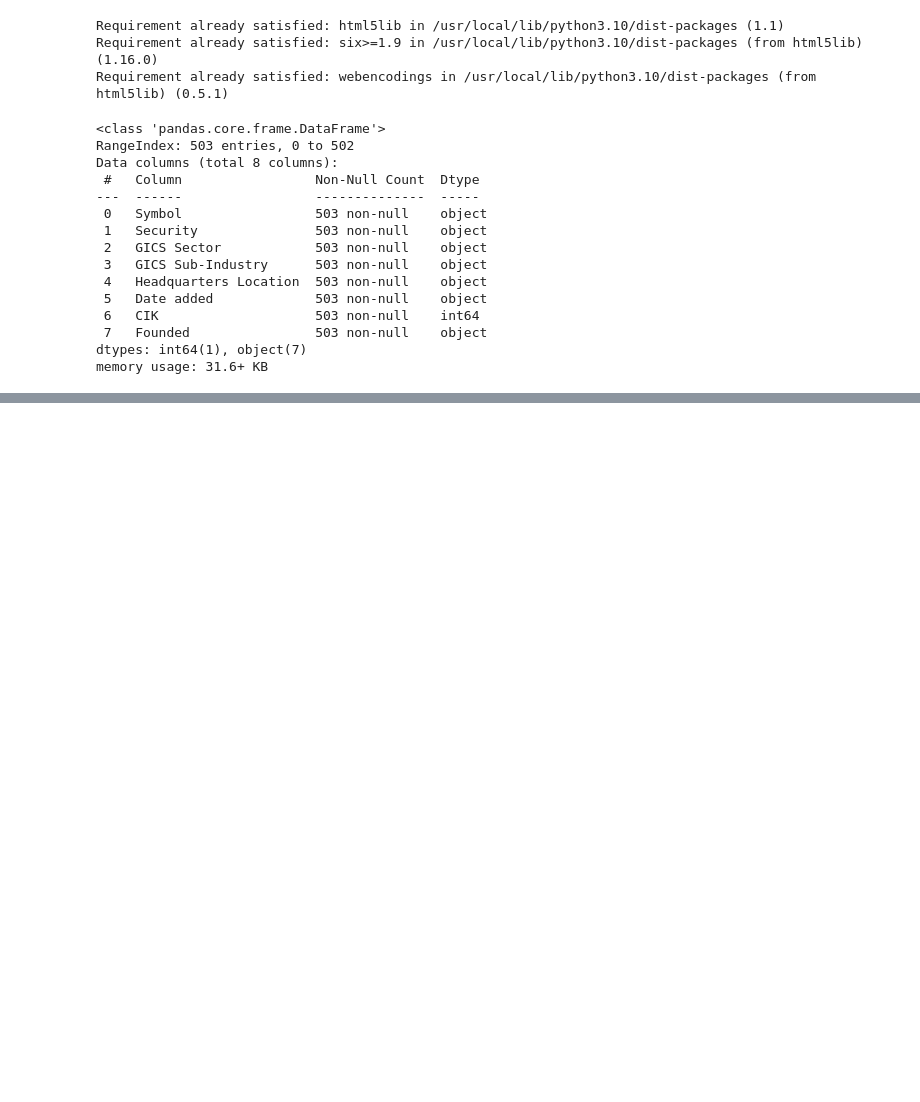
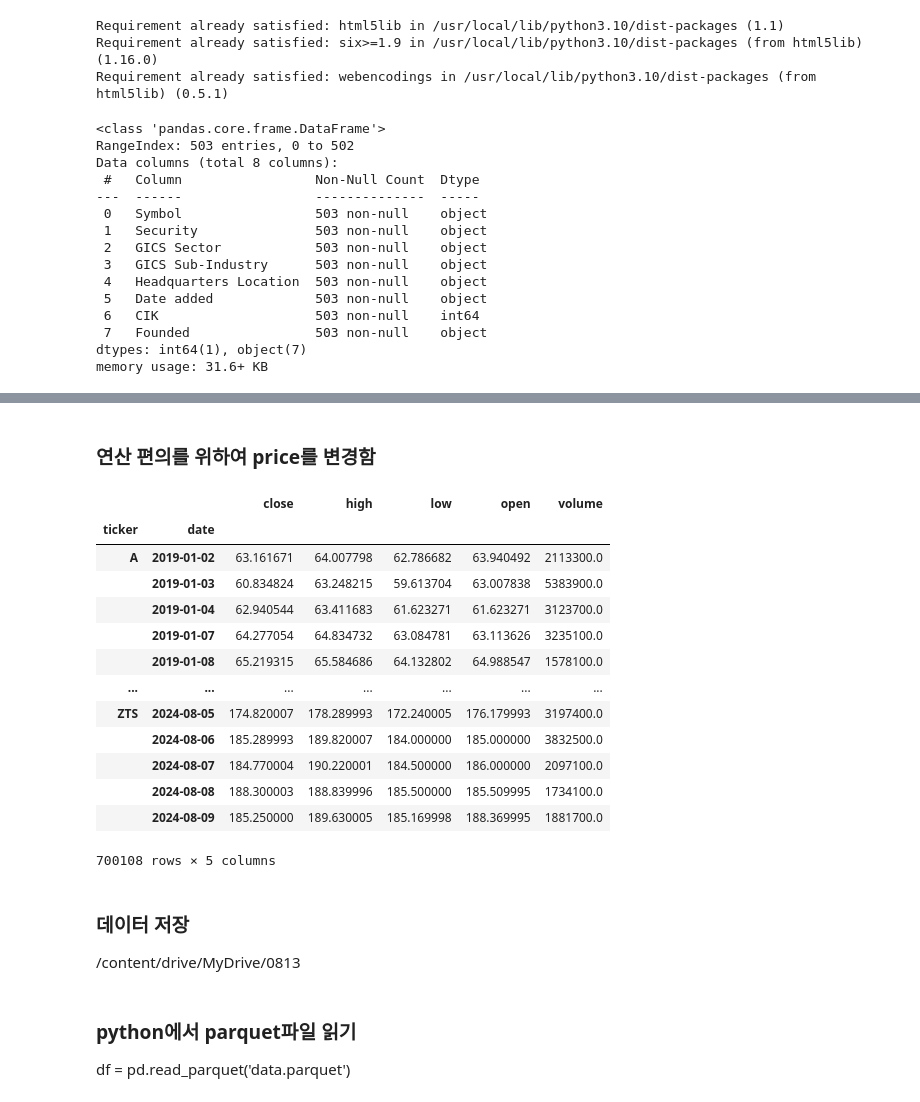
Before and after one commit to humanet1603/week1, a Jupyter notebook: S&P500_ipynb의_사본.ipynb, the cells around one changed output, grey strips where cells are left out. Drawn from its saved outputs; the diff is of its cells as text; code cells hidden in the pictures; blank space fills up the shorter version.

```diff
--- a/S&P500_ipynb의_사본.ipynb
+++ b/S&P500_ipynb의_사본.ipynb
@@ -38,0 +84,25 @@ memory usage: 31.6+ KB
+# %% [markdown]
+### 연산 편의를 위하여 price를 변경함
+# %%
+prices = prices.stack().swaplevel().sort_index()
+prices.columns = [col.lower().replace(' ', '_') for col in prices.columns]
+prices.index.names = ['ticker', 'date']
+prices
+# %% [output]
+|  |  | close | high | low | open | volume |
+| ticker | date |  |  |  |  |  |
+| A | 2019-01-02 | 63.161671 | 64.007798 | 62.786682 | 63.940492 | 2113300.0 |
+|  | 2019-01-03 | 60.834824 | 63.248215 | 59.613704 | 63.007838 | 5383900.0 |
+|  | 2019-01-04 | 62.940544 | 63.411683 | 61.623271 | 61.623271 | 3123700.0 |
+|  | 2019-01-07 | 64.277054 | 64.834732 | 63.084781 | 63.113626 | 3235100.0 |
+|  | 2019-01-08 | 65.219315 | 65.584686 | 64.132802 | 64.988547 | 1578100.0 |
+| ... | ... | ... | ... | ... | ... | ... |
+| ZTS | 2024-08-05 | 174.820007 | 178.289993 | 172.240005 | 176.179993 | 3197400.0 |
+|  | 2024-08-06 | 185.289993 | 189.820007 | 184.000000 | 185.000000 | 3832500.0 |
+|  | 2024-08-07 | 184.770004 | 190.220001 | 184.500000 | 186.000000 | 2097100.0 |
+|  | 2024-08-08 | 188.300003 | 188.839996 | 185.500000 | 185.509995 | 1734100.0 |
+|  | 2024-08-09 | 185.250000 | 189.630005 | 185.169998 | 188.369995 | 1881700.0 |
+700108 rows × 5 columns
+# %% [markdown]
+### 데이터 저장
+/content/drive/MyDrive/0813
@@ -38,0 +111,4 @@ memory usage: 31.6+ KB
+# %% [markdown]
+### python에서 parquet파일 읽기
+
+df = pd.read_parquet('data.parquet')
```
Also changed, not shown: parts of 6 cells of this notebook.
